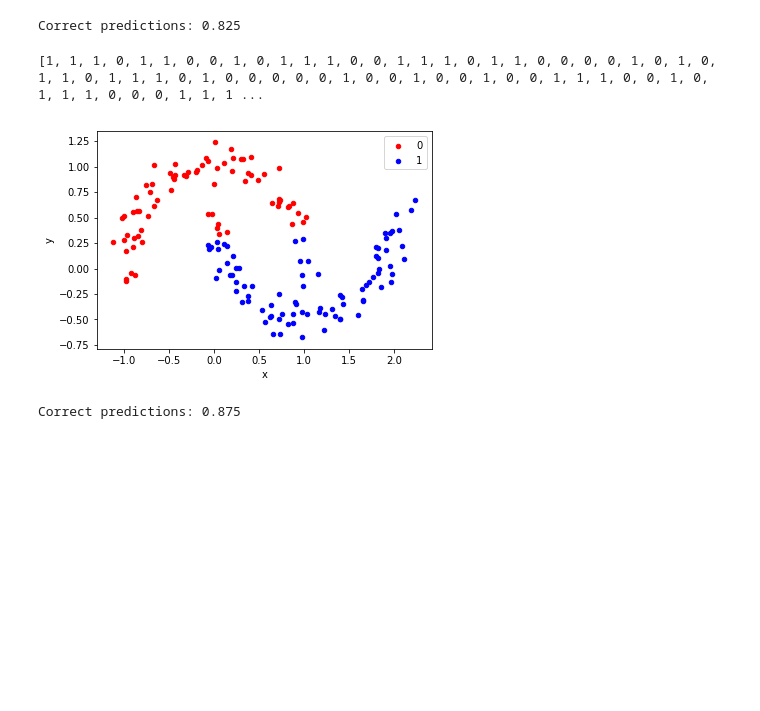
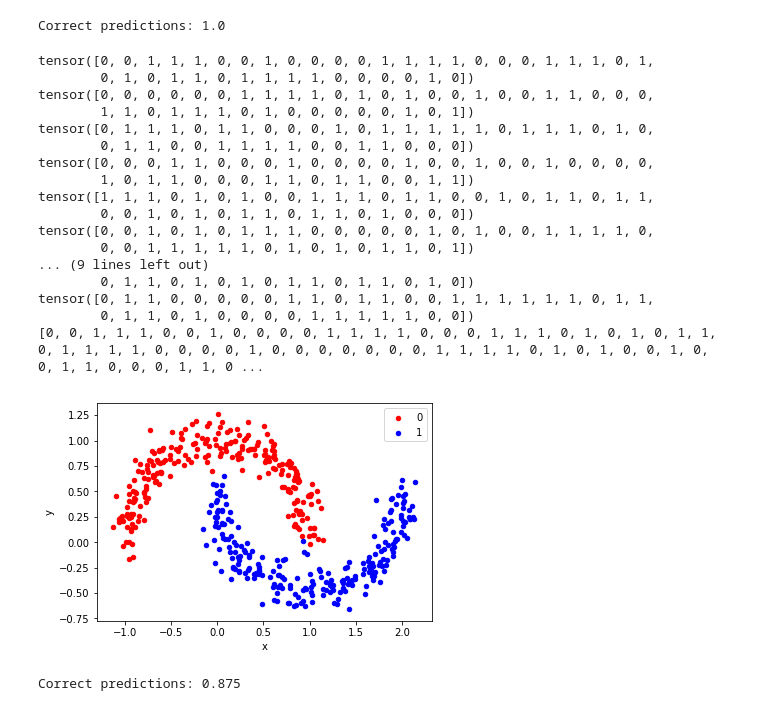
Before and after one commit to pscharnho/OC-Methods-for-DL, a Jupyter notebook: MSA_Test.ipynb, the cells around one changed output. Saved outputs shown, nothing was run; the diff lists cells and outputs as text; code cells hidden in the pictures; blank space fills up the shorter version.

```diff
--- a/MSA_Test.ipynb
+++ b/MSA_Test.ipynb
@@ -2,16 +2,23 @@
 from Dataset.Dataset import makeMoonsDataset
 from Networks.ResNet import ConvNet, FCNet
 import torch
-torch.manual_seed(0)
-train_loader, test_loader = makeMoonsDataset()
+#torch.manual_seed(0)
+train_loader, test_loader = makeMoonsDataset(600,40)
 torch.manual_seed(3)
 
-for i in range(10):
-    print('Rho '+str(i/10)+' ###############################')
-    net = FCNet(num_fc=2,sizes_fc=[2,4,2], bias=False, test=False)
-    net.set_rho(i/10)
-    net.train_msa(30,train_loader)
+#for i in range(5,7):
+#    for j in range(97,100):
+#        print('Rho '+str(i/10)+' #############################################')
+#        print('EMA Alpha '+str(j/100)+' ###############################')
+#        net = FCNet(num_fc=4,sizes_fc=[2,4,8,16,2], bias=True, batchnorm=True, test=False)
+#        net.set_rho(i/10)
+#        net.set_ema_alpha(j/100)
+#        net.train_msa(150,train_loader)
 
+net = FCNet(num_fc=4,sizes_fc=[2,4,8,16,2], bias=True, batchnorm=True, test=False)
+net.set_rho(0.6)
+net.set_ema_alpha(0.99)
+net.train_msa(59,train_loader)
 
 #net = ConvNet(3, [1], [3,6], num_fc=2, sizes_fc=[100,10])
 
@@ -96,9 +102,9 @@ model = nn.Sequential(OrderedDict([
     ('relu1',nn.ReLU()),
     ('lin2',nn.Linear(4, 8, bias=True)),
     ('relu2',nn.ReLU()),
-    ('lin3',nn.Linear(8, 8, bias=True)),
+    ('lin3',nn.Linear(8, 16, bias=True)),
     ('relu3',nn.ReLU()),
-    ('lin4',nn.Linear(8, 2, bias=True))
+    ('lin4',nn.Linear(16, 2, bias=True))
 ])
 )
 
@@ -106,7 +112,7 @@ output_frequency = 10
 criterion = nn.CrossEntropyLoss()
 optimizer = torch.optim.SGD(model.parameters(), lr=0.1)
 
-for epoch in range(150):
+for epoch in range(250):
     loss_sum = 0
     correct_pred = 0
     for index, (data, target) in enumerate(train_loader):
@@ -128,5 +134,5 @@ for epoch in range(150):
         optimizer.zero_grad()
         loss.backward()
         optimizer.step()
-    print('Epoch '+str(epoch+1)+'  ###   Avg-Loss '+str(loss_sum.item()/160)+'   ###   Correct predictions '+str(correct_pred/160))
+    print('Epoch '+str(epoch+1)+'  ###   Avg-Loss '+str(loss_sum.item()/480)+'   ###   Correct predictions '+str(correct_pred/480))
 # %% [output]
@@ -171,34 +177,52 @@ tensor([[-2.0975,  1.7790]], grad_fn=<AddmmBackward>)
 tensor([1])
 ####################
 # %%
-net.test(test_loader,40)
+net.test(test_loader,120)
 # %% [output]
-Correct predictions: 0.825
+Correct predictions: 1.0
 # %%
 from matplotlib import pyplot
 from pandas import DataFrame
 import torch
 
 x1 = []
 x2 = []
 y = []
 for (data,label) in train_loader:
-    for point in data:
-        x1.append(point[0].item())
-        x2.append(point[1].item())
-        y.append(torch.argmax(net.forward(point)).item())
+    res = torch.argmax(net.forward(data), dim=1)
+    print(res)
+    for point in range(len(data)):
+        x1.append(data[point][0].item())
+        x2.append(data[point][1].item())
+        y.append(res[point].item())
 #print(x1)
 df = DataFrame(dict(x=x1, y=x2, label=y))
 print(y)
 colors = {0:'red', 1:'blue'}
 fig, ax = pyplot.subplots()
 grouped = df.groupby('label')
 for key, group in grouped:
     group.plot(ax=ax, kind='scatter', x='x', y='y', label=key, color=colors[key])
 pyplot.show()
 # %% [output]
-[1, 1, 1, 0, 1, 1, 0, 0, 1, 0, 1, 1, 1, 0, 0, 1, 1, 1, 0, 1, 1, 0, 0, 0, 0, 1, 0, 1, 0, 1, 1, 0, 1, 1, 1, 0, 1, 0, 0, 0, 0, 0, 1, 0, 0, 1, 0, 0, 1, 0, 0, 1, 1, 1, 0, 0, 1, 0, 1, 1, 1, 0, 0, 0, 1, 1, 1 ...
+tensor([0, 0, 1, 1, 1, 0, 0, 1, 0, 0, 0, 0, 1, 1, 1, 1, 0, 0, 0, 1, 1, 1, 0, 1,
+        0, 1, 0, 1, 1, 0, 1, 1, 1, 1, 0, 0, 0, 0, 1, 0])
+tensor([0, 0, 0, 0, 0, 0, 1, 1, 1, 1, 0, 1, 0, 1, 0, 0, 1, 0, 0, 1, 1, 0, 0, 0,
+        1, 1, 0, 1, 1, 1, 0, 1, 0, 0, 0, 0, 0, 1, 0, 1])
+tensor([0, 1, 1, 1, 0, 1, 1, 0, 0, 0, 1, 0, 1, 1, 1, 1, 1, 0, 1, 1, 1, 0, 1, 0,
+        0, 1, 1, 0, 0, 1, 1, 1, 1, 0, 0, 1, 1, 0, 0, 0])
+tensor([0, 0, 0, 1, 1, 0, 0, 0, 1, 0, 0, 0, 0, 1, 0, 0, 1, 0, 0, 1, 0, 0, 0, 0,
+        1, 0, 1, 1, 0, 0, 0, 1, 1, 0, 1, 1, 0, 0, 1, 1])
+tensor([1, 1, 1, 0, 1, 0, 1, 0, 0, 1, 1, 1, 0, 1, 1, 0, 0, 1, 0, 1, 1, 0, 1, 1,
+        0, 0, 1, 0, 1, 0, 1, 1, 0, 1, 1, 0, 1, 0, 0, 0])
+tensor([0, 0, 1, 0, 1, 0, 1, 1, 1, 0, 0, 0, 0, 0, 1, 0, 1, 0, 0, 1, 1, 1, 1, 0,
+        0, 0, 1, 1, 1, 1, 1, 0, 1, 0, 1, 0, 1, 1, 0, 1])
+... (9 lines left out)
+        0, 1, 1, 0, 1, 0, 1, 0, 1, 1, 0, 1, 1, 0, 1, 0])
+tensor([0, 1, 1, 0, 0, 0, 0, 0, 1, 1, 0, 1, 1, 0, 0, 1, 1, 1, 1, 1, 1, 0, 1, 1,
+        0, 1, 1, 0, 1, 0, 0, 0, 0, 1, 1, 1, 1, 1, 0, 0])
+[0, 0, 1, 1, 1, 0, 0, 1, 0, 0, 0, 0, 1, 1, 1, 1, 0, 0, 0, 1, 1, 1, 0, 1, 0, 1, 0, 1, 1, 0, 1, 1, 1, 1, 0, 0, 0, 0, 1, 0, 0, 0, 0, 0, 0, 0, 1, 1, 1, 1, 0, 1, 0, 1, 0, 0, 1, 0, 0, 1, 1, 0, 0, 0, 1, 1, 0 ...
-[figure, old version]
+[figure, new version]
 # %%
 correct_pred = 0
 for _, (data, label) in enumerate(test_loader):
```
Also changed, not shown: parts of 6 cells of this notebook, 8 other files.
